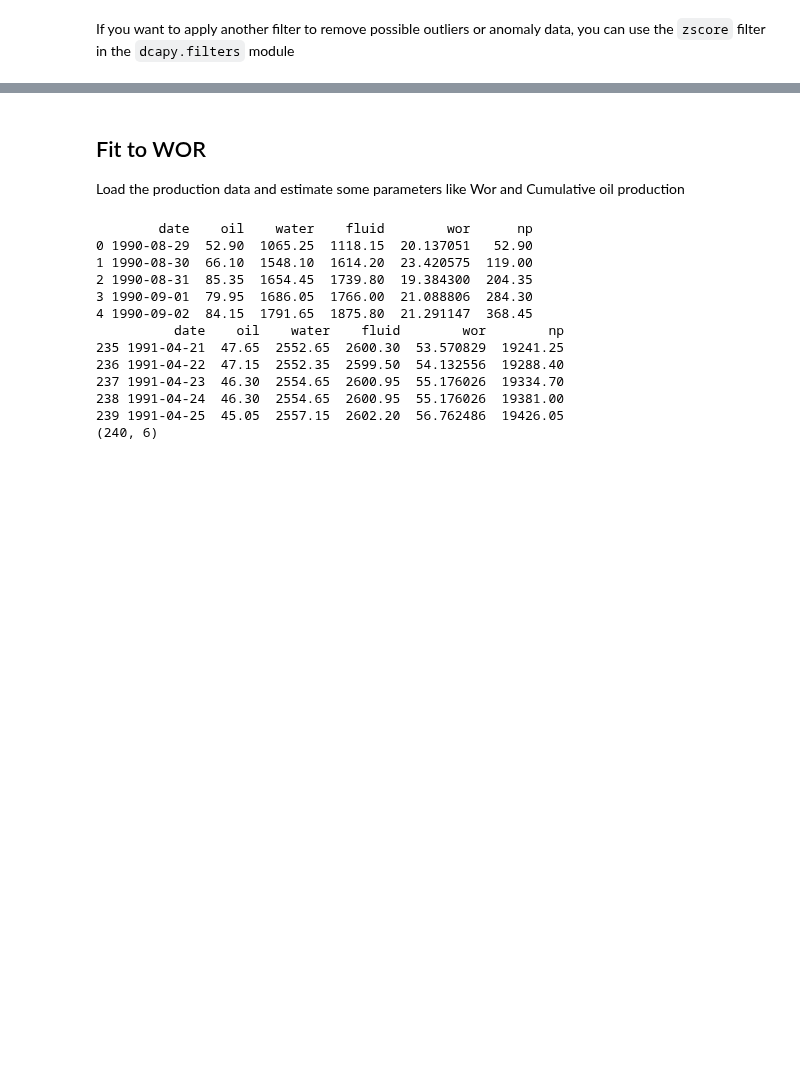
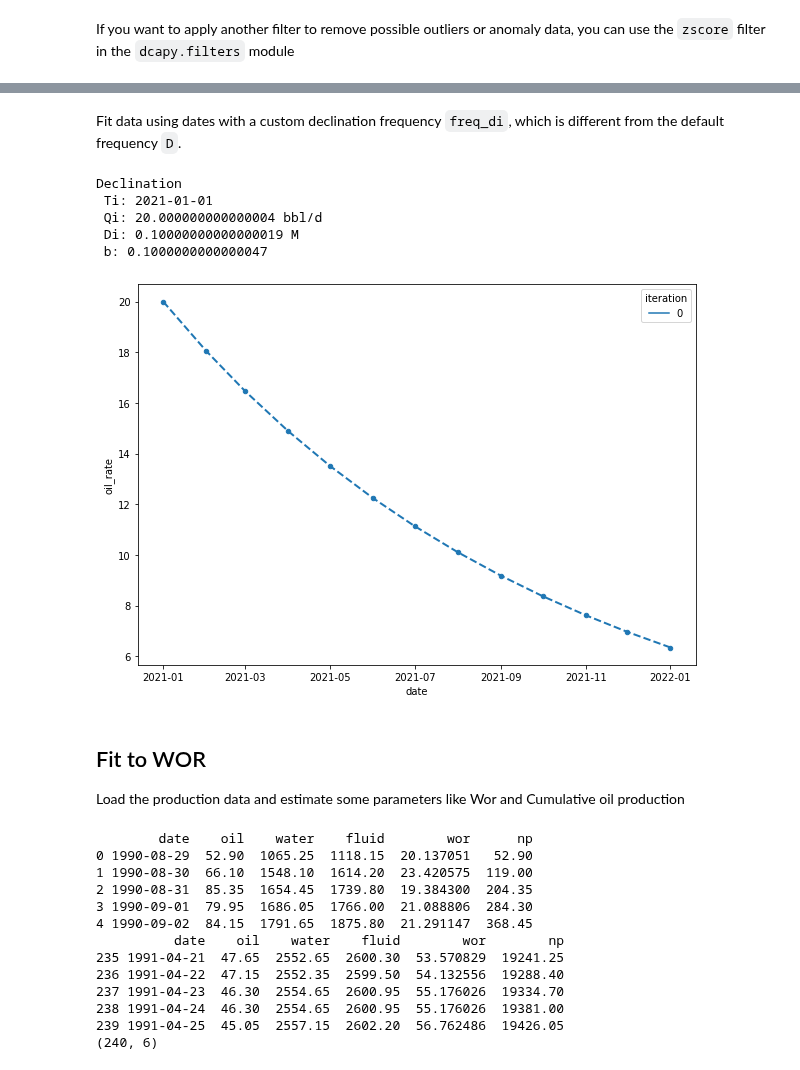
Before and after one commit to scuervo91/dcapy, a Jupyter notebook: docs/examples/1-basics/1e-Tutorial_Fit data.ipynb, the cells around one changed output, grey strips where cells are left out. Saved outputs shown, nothing was run; the diff lists cells and outputs as text; code cells hidden in the pictures; blank space fills up the shorter version.

```diff
--- a/docs/examples/1-basics/1e-Tutorial_Fit data.ipynb
+++ b/docs/examples/1-basics/1e-Tutorial_Fit data.ipynb
@@ -158,3 +158,34 @@ Declination
+# %% [markdown]
+Fit data using dates with a custom declination frequency `freq_di`, which is different from the default frequency `D`.
+# %%
+a3 = dca.Arps(
+    ti = date(2021,1,1),
+    qi = 20,
+    di = 0.1,
+    b = 0.1,
+    freq_di='M',
+    seed=42
+)
+a3
+
+a4 = a3.forecast(start=date(2021,1,1),end=date(2022,1,1), freq_output='M', iter=10)
+a4 = a4.reset_index()
+a4['date'] = a4['date'].dt.to_timestamp()
+
+d2 = dca.Arps(freq_di='M')
+d2.fit(df=a4, time='date', rate='oil_rate',beta=1)
+print(d2)
+
+fig, ax = plt.subplots(figsize=(10,7))
+a4.plot(x='date', y='oil_rate', kind='scatter',ax=ax)
+d2.plot(ax=ax, start=date(2021,1,1), end=date(2022,1,1))
+# %% [output]
+Declination
+ Ti: 2021-01-01
+ Qi: 20.000000000000004 bbl/d
+ Di: 0.10000000000000019 M
+ b: 0.1000000000000047
+[figure, added]
 # %% [markdown]
 ## Fit to WOR
 
```
Also changed, not shown: parts of 8 cells of this notebook.
